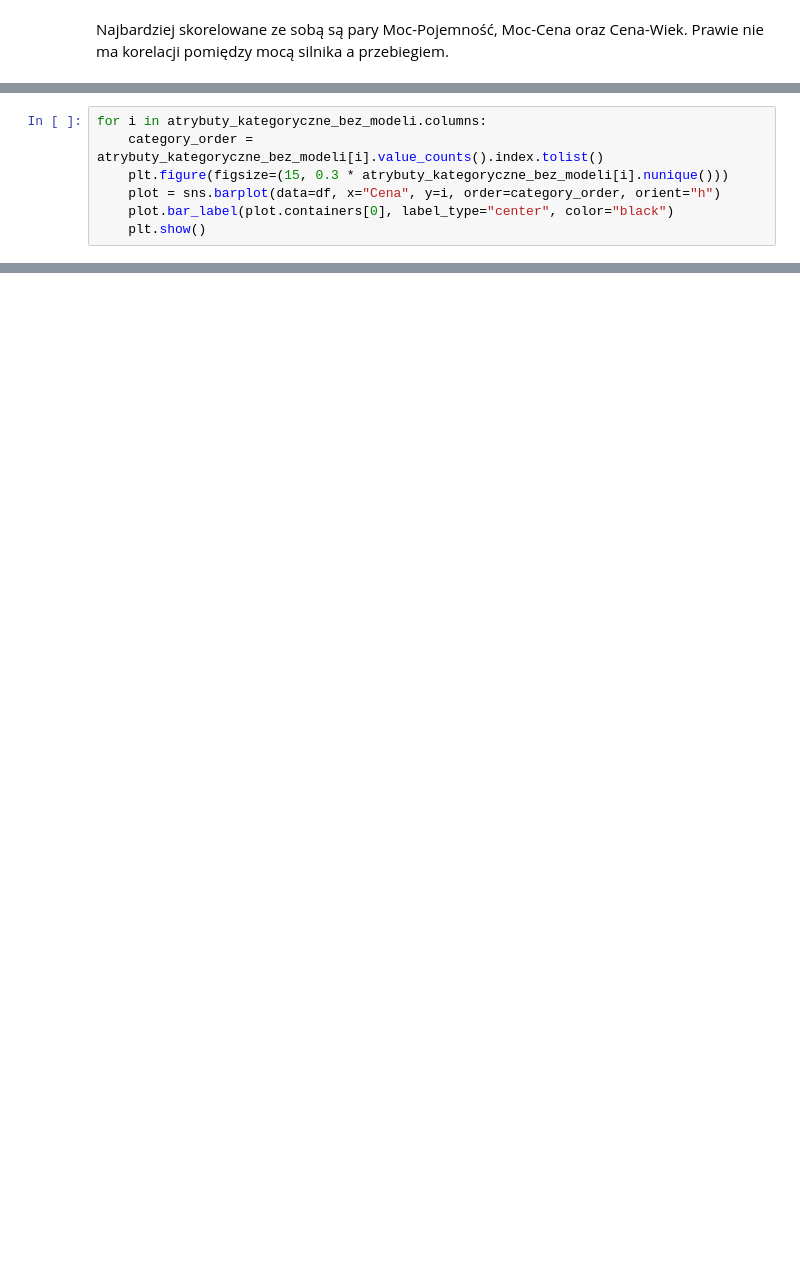
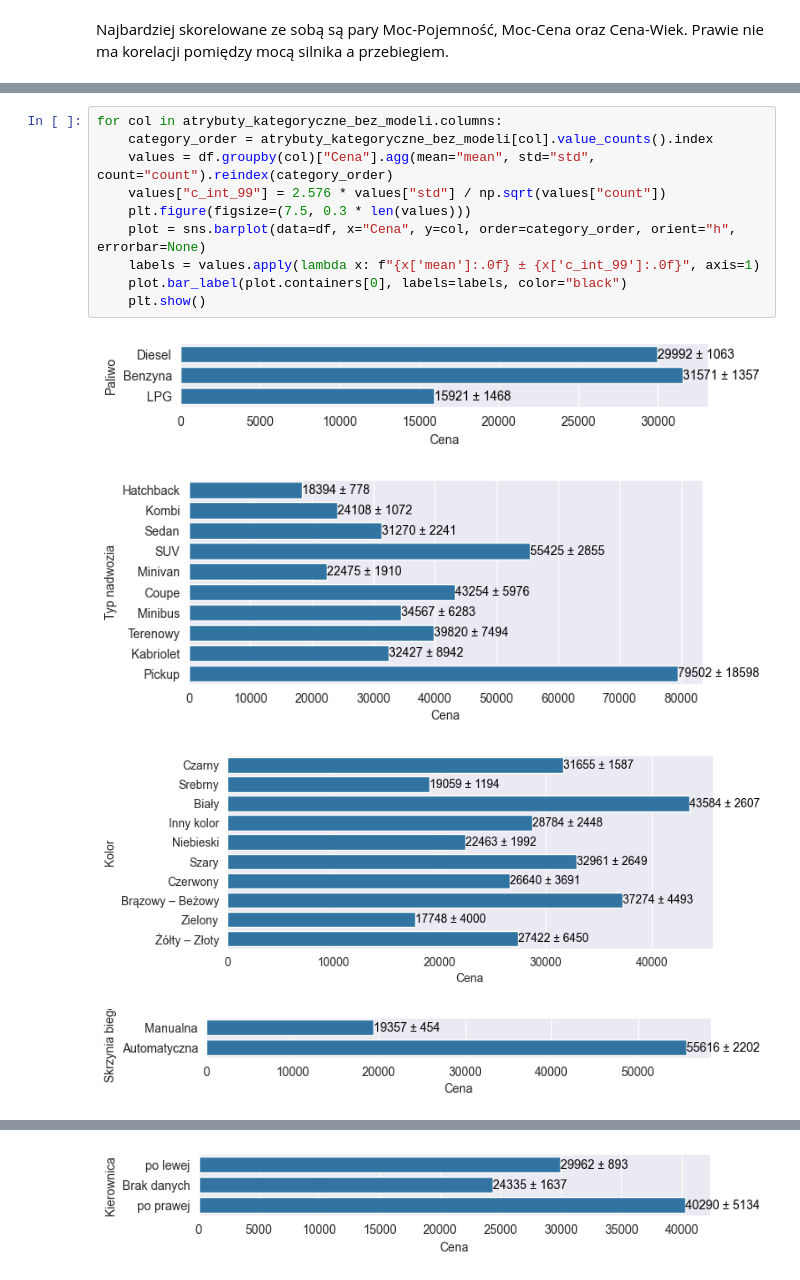
Before and after one commit to Maticz3007/wycena_aut, a Jupyter notebook: EDA/EDA.ipynb, the cells around one changed output, grey strips where cells are left out. Drawn from its saved outputs; the diff is of its cells as text; blank space fills up the shorter version.

```diff
--- a/EDA/EDA.ipynb
+++ b/EDA/EDA.ipynb
@@ -175,7 +179,0 @@ for i in atrybuty_kategoryczne_bez_modeli.columns:
-# %%
-for i in atrybuty_kategoryczne_bez_modeli.columns:
-    category_order = atrybuty_kategoryczne_bez_modeli[i].value_counts().index.tolist()
-    plt.figure(figsize=(15, 0.3 * atrybuty_kategoryczne_bez_modeli[i].nunique()))
-    plot = sns.barplot(data=df, x="Cena", y=i, order=category_order, orient="h")
-    plot.bar_label(plot.containers[0], label_type="center", color="black")
-    plt.show()
@@ -192,0 +180,15 @@ for i in atrybuty_kategoryczne_bez_modeli.columns:
+# %%
+for col in atrybuty_kategoryczne_bez_modeli.columns:
+    category_order = atrybuty_kategoryczne_bez_modeli[col].value_counts().index
+    values = df.groupby(col)["Cena"].agg(mean="mean", std="std", count="count").reindex(category_order)
+    values["c_int_99"] = 2.576 * values["std"] / np.sqrt(values["count"])
+    plt.figure(figsize=(7.5, 0.3 * len(values)))
+    plot = sns.barplot(data=df, x="Cena", y=col, order=category_order, orient="h", errorbar=None)
+    labels = values.apply(lambda x: f"{x['mean']:.0f} ± {x['c_int_99']:.0f}", axis=1)
+    plot.bar_label(plot.containers[0], labels=labels, color="black")
+    plt.show()
+# %% [output]
+[figure, added]
+[figure, added]
+[figure, added]
+[figure, added]
@@ -192,0 +197 @@ for i in atrybuty_kategoryczne_bez_modeli.columns:
+[figure, added]
```
Also changed, not shown: parts of 15 cells of this notebook, 7 other files.
